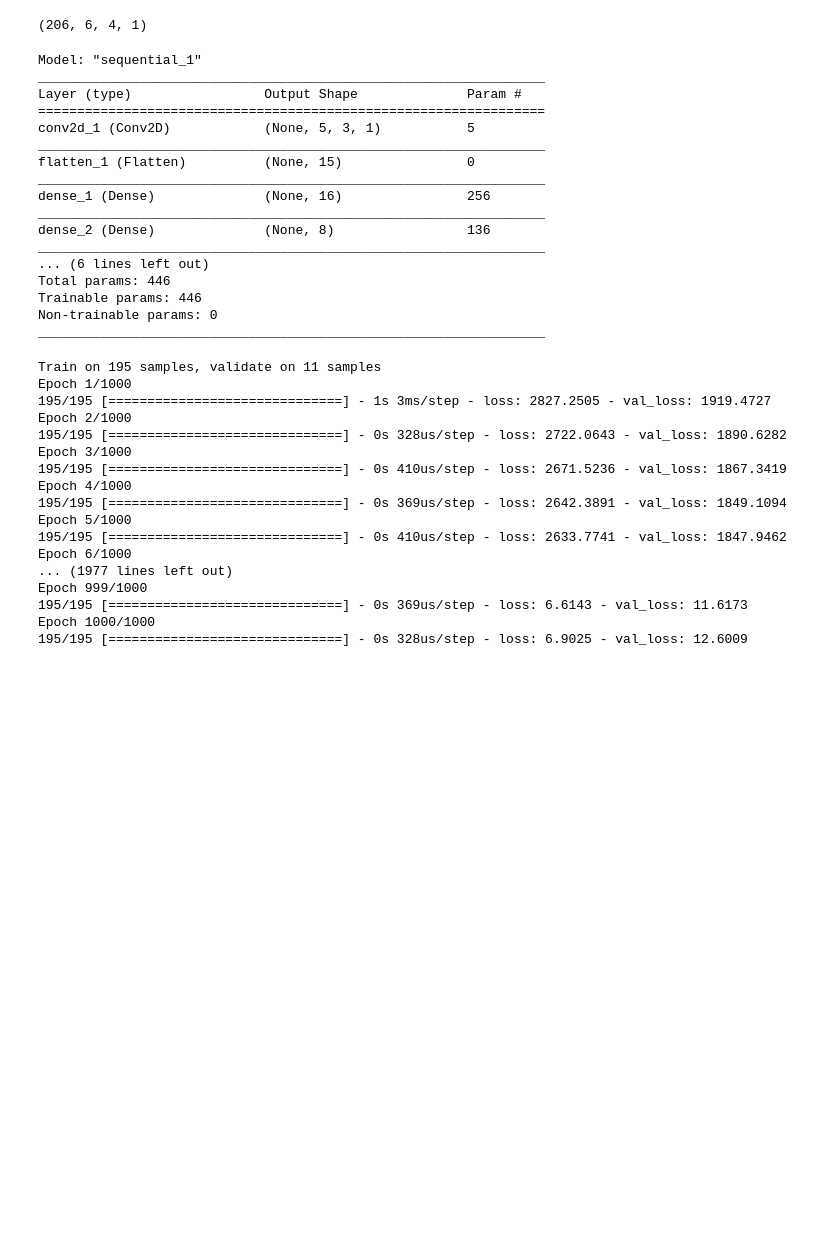
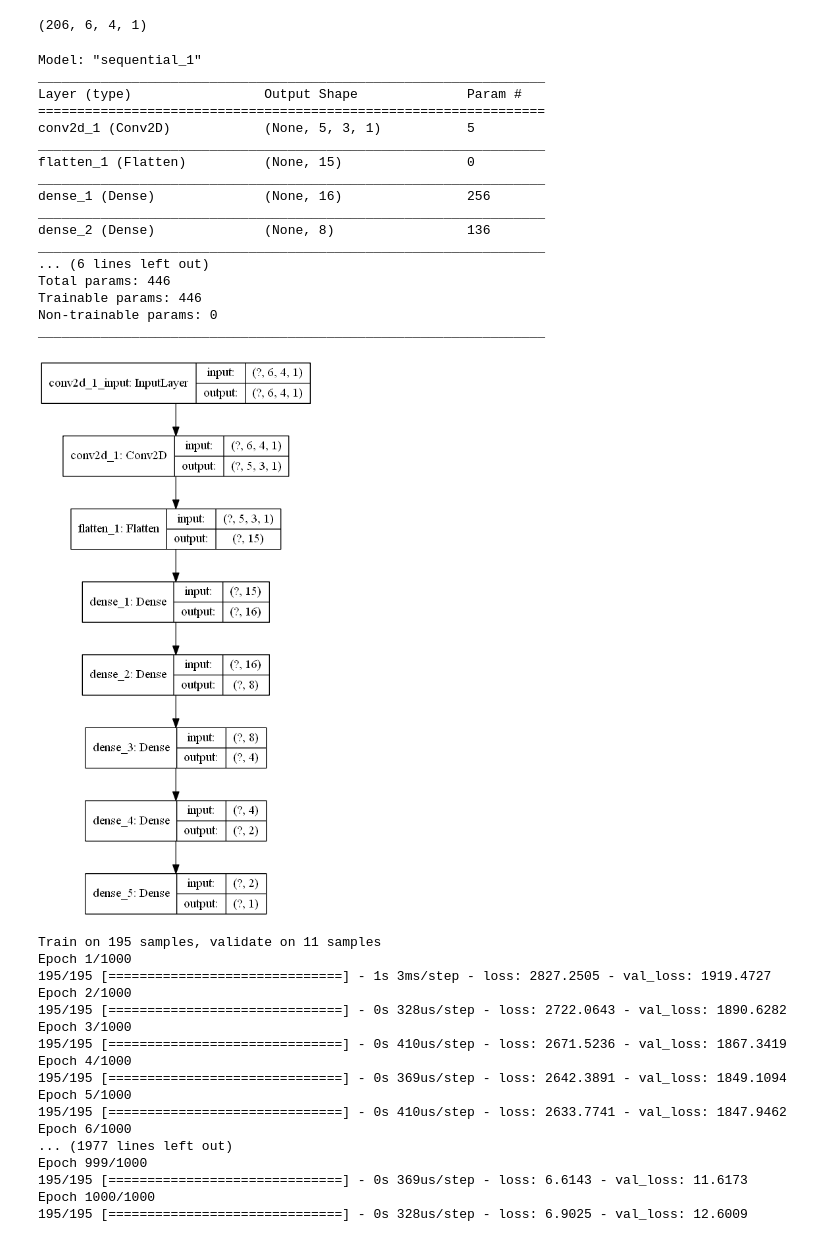
Before and after one commit to mhamzai/FYP-Smart-Hosptial-Bed, a Jupyter notebook: NeuralNetwork/neuralNetwork.ipynb, the cells around one changed output. Drawn from its saved outputs; the diff is of its cells as text; code cells hidden in the pictures; blank space fills up the shorter version.

```diff
--- a/NeuralNetwork/neuralNetwork.ipynb
+++ b/NeuralNetwork/neuralNetwork.ipynb
@@ -227,33 +230,35 @@ xtrain, xtest, ytrain, ytest = train_test_split(x, y, test_size = 0.05, random_s
 # %%
 model = Sequential()
 model.add(Conv2D(1, 2, activation="relu", input_shape = (6, 4, 1)))
 model.add(Flatten())
 model.add(Dense(16, activation="relu"))
 model.add(Dense(8, activation="relu"))
 model.add(Dense(4, activation="relu"))
 model.add(Dense(2, activation="relu"))
 model.add(Dense(1))
 model.compile(loss="mse", optimizer="adam")
 
 model.summary()
+plot_model(model, to_file='Weight Estimation.png', show_shapes=True, show_layer_names=True)
 # %% [output]
 Model: "sequential_1"
 _________________________________________________________________
 Layer (type)                 Output Shape              Param #
 =================================================================
 conv2d_1 (Conv2D)            (None, 5, 3, 1)           5
 _________________________________________________________________
 flatten_1 (Flatten)          (None, 15)                0
 _________________________________________________________________
 dense_1 (Dense)              (None, 16)                256
 _________________________________________________________________
 dense_2 (Dense)              (None, 8)                 136
 _________________________________________________________________
 ... (6 lines left out)
 Total params: 446
 Trainable params: 446
 Non-trainable params: 0
 _________________________________________________________________
+[figure, added]
 # %%
 model.fit(xtrain, ytrain, batch_size = 12, epochs = 1000, verbose = 1, validation_data = (xtest, ytest))
 # %% [output]
```
Also changed, not shown: parts of 3 cells of this notebook, 4 other files.
